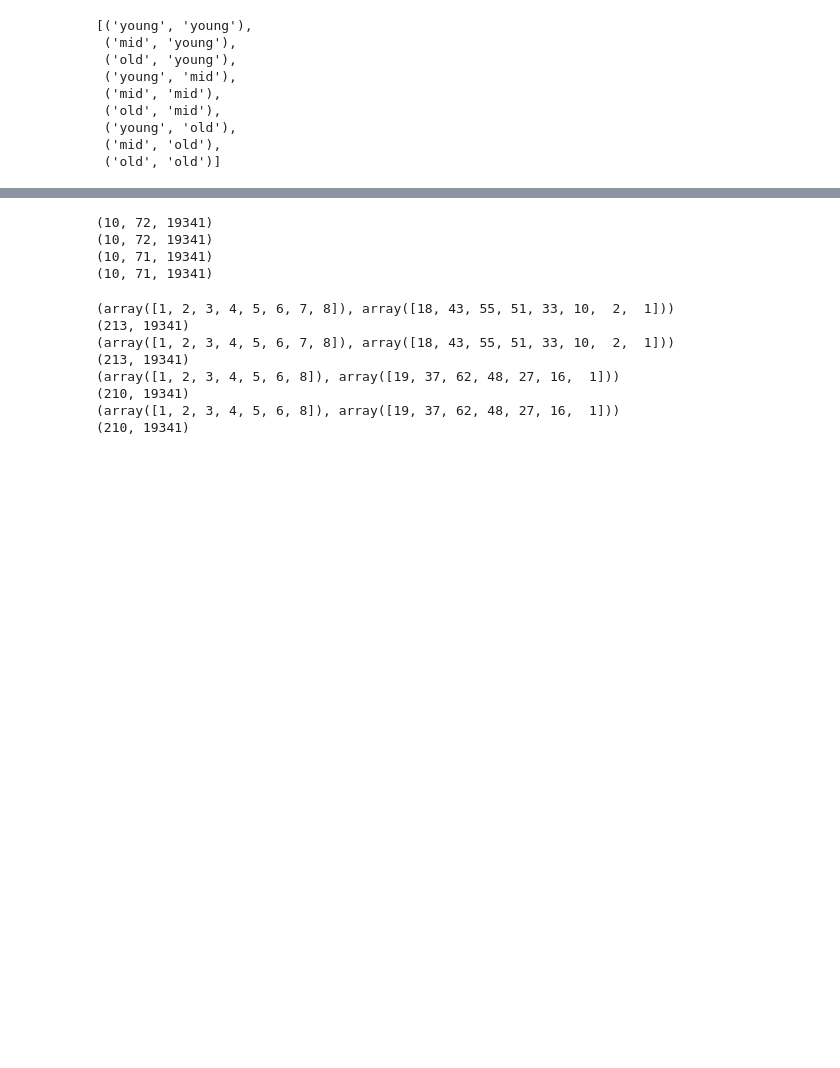
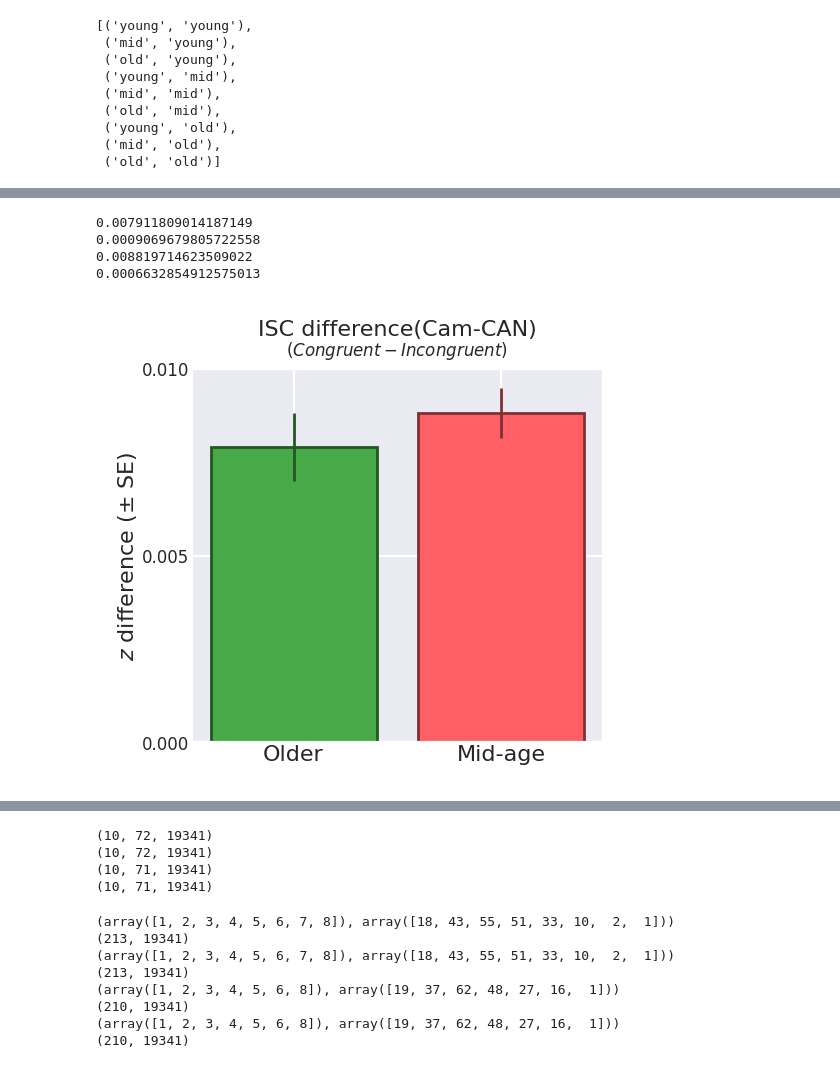
Before and after one commit to yuqi98/Aging_templates_scripts, a Jupyter notebook: graph_scripts/isc_camcan.ipynb, the cells around one changed output, grey strips where cells are left out. Saved outputs shown, nothing was run; the diff lists cells and outputs as text; code cells hidden in the pictures; blank space fills up the shorter version.

```diff
--- a/graph_scripts/isc_camcan.ipynb
+++ b/graph_scripts/isc_camcan.ipynb
@@ -23,0 +196,2 @@ list(results)
+# %%
+test_lists = nb.load('summary/camcan_test_lists.pkl')
@@ -23,0 +237,59 @@ list(results)
+# %%
+d1 = (zz['old', 'old'] - zz['old', 'mid'])
+d2 = (zz['mid', 'mid'] - zz['mid', 'old'])
+
+m1 = d1.mean()
+se1 = d1.std(ddof=1) / np.sqrt(len(d1))
+# b1 = bootstrap_mean(d1)
+# yerr1 = np.abs(np.percentile(b1, [2.5, 97.5]) - m1)
+m2 = d2.mean()
+se2 = d2.std(ddof=1) / np.sqrt(len(d2))
+# b2 = bootstrap_mean(d2)
+# yerr2 = np.abs(np.percentile(b2, [2.5, 97.5]) - m2)
+# %%
+print(m1)
+print(se1)
+print(m2)
+print(se2)
+# %% [output]
+0.007911809014187149
+0.0009069679805722558
+0.008819714623509022
+0.0006632854912575013
+# %%
+colors = [np.array(mpl.colors.to_rgb(mpl.colors.cnames[_]))
+          for _ in ['darkgreen', 'lightgreen', 'red', 'pink']]
+c1 = (colors[0] + colors[1]) * 0.5
+c2 = (colors[2] + colors[3]) * 0.5
+# %%
+with sns.axes_style('darkgrid'):
+    fig, ax = plt.subplots(1, 1, figsize=[_/3 for _ in [8, 8]], dpi=200)
+
+    kwargs = dict(fmt='', lw=1)
+    ax.bar(0, m1, color=c1, ec=c1*0.5)
+    ax.bar(1, m2, color=c2, ec=c2*0.5)
+    ax.errorbar(0, m1, yerr=se1, c=c1*0.5, **kwargs)
+    ax.errorbar(1, m2, yerr=se2, c=c2*0.5, **kwargs)
+
+    ax.set_ylim(0, 0.01)
+    ax.set_yticks([0, 0.005, 0.01])
+
+    ax.tick_params(size=0, pad=1, labelsize=6)
+    ax.set_xticks([0, 1], labels=['Older', 'Mid-age'], size=8)
+    ax.set_ylabel('$z$ difference (± SE)', size=8, labelpad=1)
+
+    # --- Main Title ---
+    ax.set_title('ISC difference(Cam-CAN)', size=8, pad=12)
+
+    # --- Smaller Subtitle ---
+    # We place this at x=0.5 (center) and y=1.02 (just above the axes)
+    ax.text(0.5, 1.02, '$(Congruent - Incongruent)$',
+            fontsize=6, ha='center', va='bottom', transform=ax.transAxes)
+
+    # Lower 'top' to 0.82 to ensure both lines are visible
+    fig.subplots_adjust(left=0.18, top=0.82, bottom=0.12, right=0.95)
+
+    plt.savefig('figures/isc_diff_camcan_mid&old.png', dpi=300, bbox_inches='tight')
+    plt.show()
+# %% [output]
+[figure, added]
```
Also changed, not shown: parts of 15 cells of this notebook, 1 other file.
